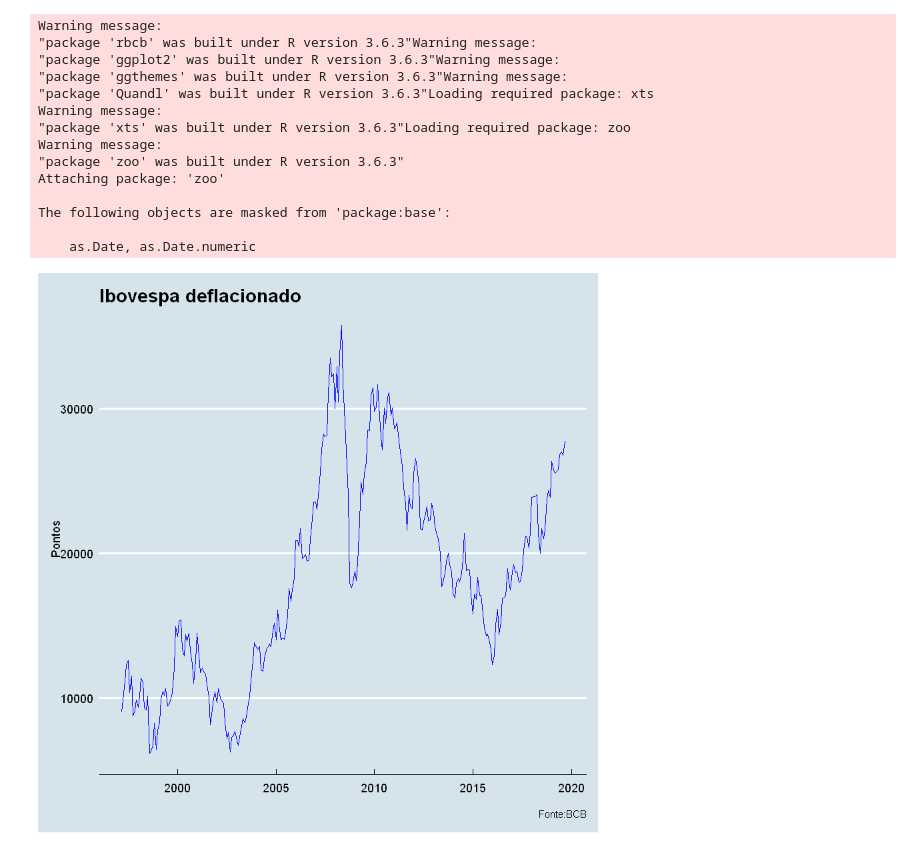
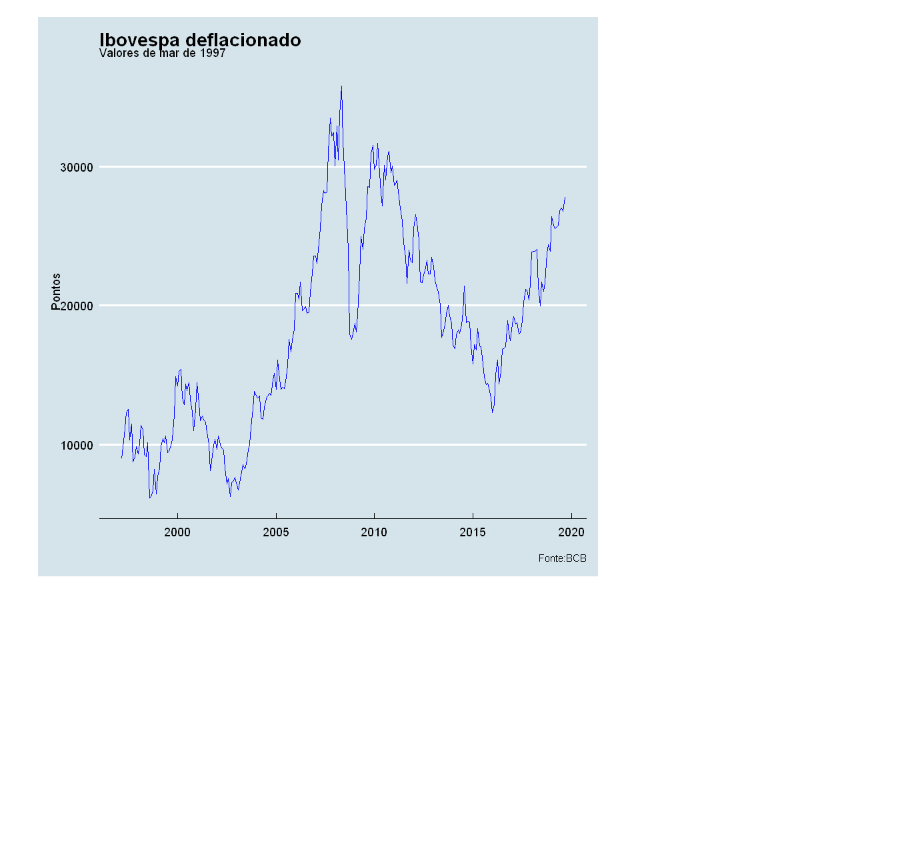
Before and after one commit to GabrielMarquezMatte/Meus-Arquivos, a Jupyter notebook: Ações e opções/IBOV deflacionado.ipynb, the cells around one changed output. Cells and saved outputs as stored; diff of their text form; code cells hidden in the pictures; blank space fills up the shorter version.

```diff
--- a/Ações e opções/IBOV deflacionado.ipynb
+++ b/Ações e opções/IBOV deflacionado.ipynb
@@ -1,40 +1,27 @@
 # %%
 library(rbcb)
 library(ggplot2)
 library(ggthemes)
 library(Quandl)
 start <- as.Date("1997-03-01")
 inflacao <- get_series(c(IPCA = 433), start_date = start, end_date = "2019-09-30")
 ibov <- Quandl(code = "BCB/7", collapse = "monthly")
 ibov <- ibov[-which(ibov$Date < start),]
 infl <- cumprod((1+(inflacao$IPCA)/100))
 ibov_def <- ibov$Value[length(ibov$Value):1]/infl
 datas <- seq(start, as.Date("2019-09-30"), "1 month")
 ibov_def <- data.frame(Datas = datas ,Valor = ibov_def)
 ggplot(ibov_def, aes(x = Datas))+
   geom_line(aes(y = Valor), colour = "blue")+
-  labs(x = "", y = "Pontos", title = "Ibovespa deflacionado", caption = "Fonte:BCB")+
+  labs(x = "", y = "Pontos", title = "Ibovespa deflacionado", caption = "Fonte:BCB",
+      subtitle = format(start,"Valores de %b de %Y"))+
   theme_economist()
 var <- (diff(ibov_def$Valor,1)/ibov_def$Valor[2:length(ibov_def)])*100
 datas2 <- seq(as.Date("1997-04-01"), as.Date("2019-09-30"), "1 month")
 var <- data.frame(Data = datas2, VAR = var)
 ggplot(var, aes(VAR, after_stat(density)))+
   geom_histogram(fill = "black", colour = "blue", binwidth = 1)+
   geom_density()
 # %% [output]
-Warning message:
-"package 'rbcb' was built under R version 3.6.3"Warning message:
-"package 'ggplot2' was built under R version 3.6.3"Warning message:
-"package 'ggthemes' was built under R version 3.6.3"Warning message:
-"package 'Quandl' was built under R version 3.6.3"Loading required package: xts
-Warning message:
-"package 'xts' was built under R version 3.6.3"Loading required package: zoo
-Warning message:
-"package 'zoo' was built under R version 3.6.3"
-Attaching package: 'zoo'
-
-The following objects are masked from 'package:base':
-
-    as.Date, as.Date.numeric
-[figure, old version]
+[figure, new version]
 [figure]
```
Also changed, not shown: 4 other files.
